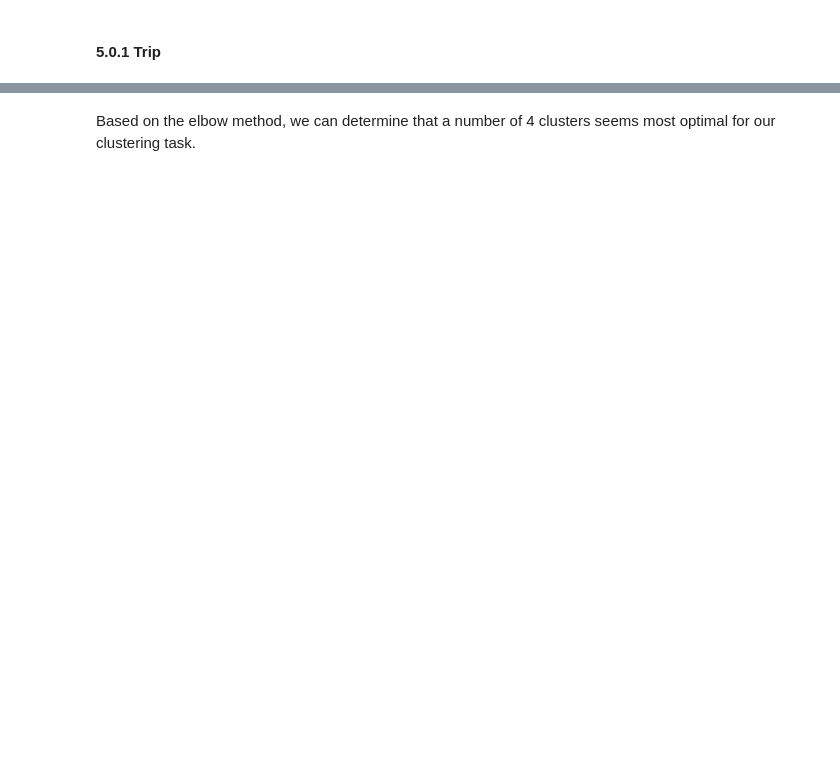
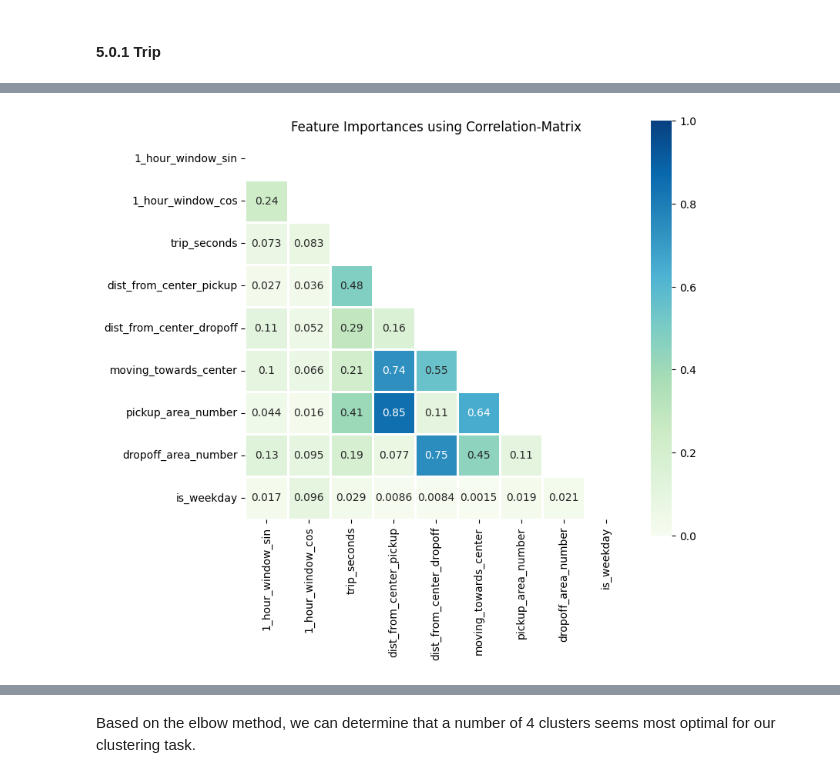
Before and after one commit to madxox/AAA_Teamassignment, a Jupyter notebook: 03_cluster_analysis.ipynb, the cells around one changed output, grey strips where cells are left out. Drawn from its saved outputs; the diff is of its cells as text; code cells hidden in the pictures; blank space fills up the shorter version.

```diff
--- a/03_cluster_analysis.ipynb
+++ b/03_cluster_analysis.ipynb
@@ -387,0 +383,5 @@ df_scaled.head()
+# %%
+# Visualize features using heatmap
+heatmap(df_scaled)
+# %% [output]
+[figure, added]
```
Also changed, not shown: parts of 39 cells of this notebook.
